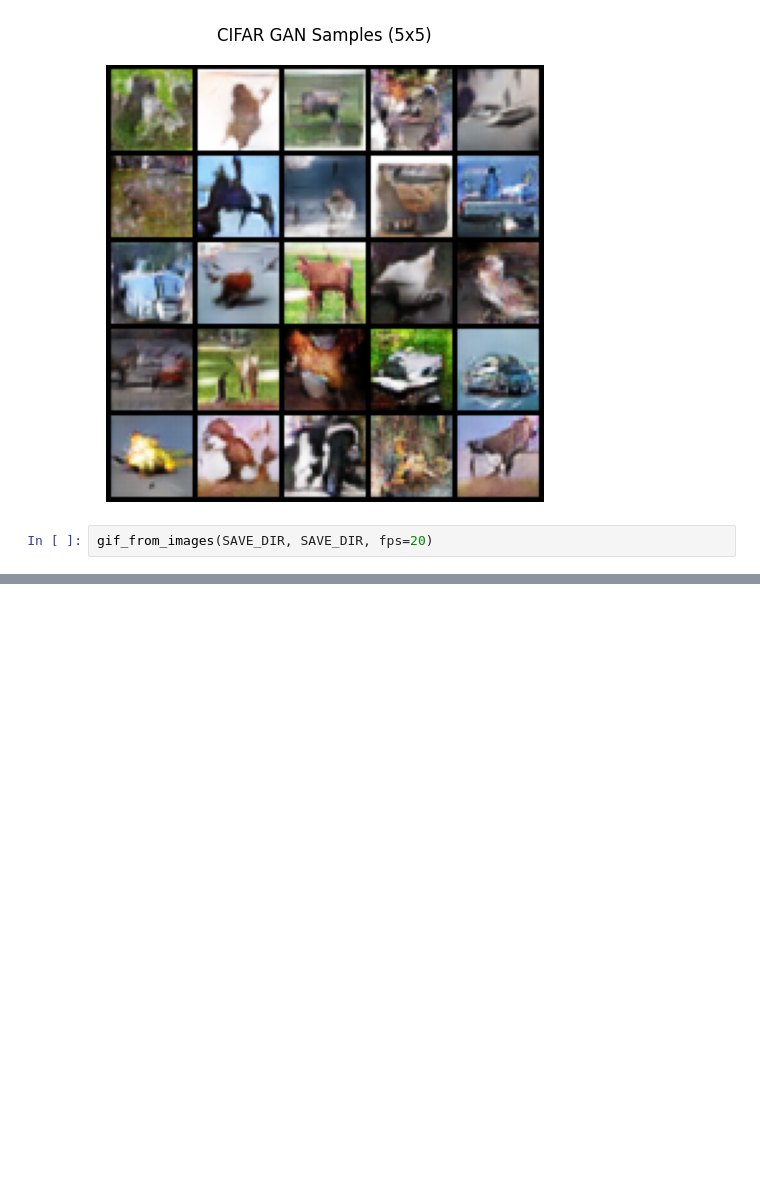
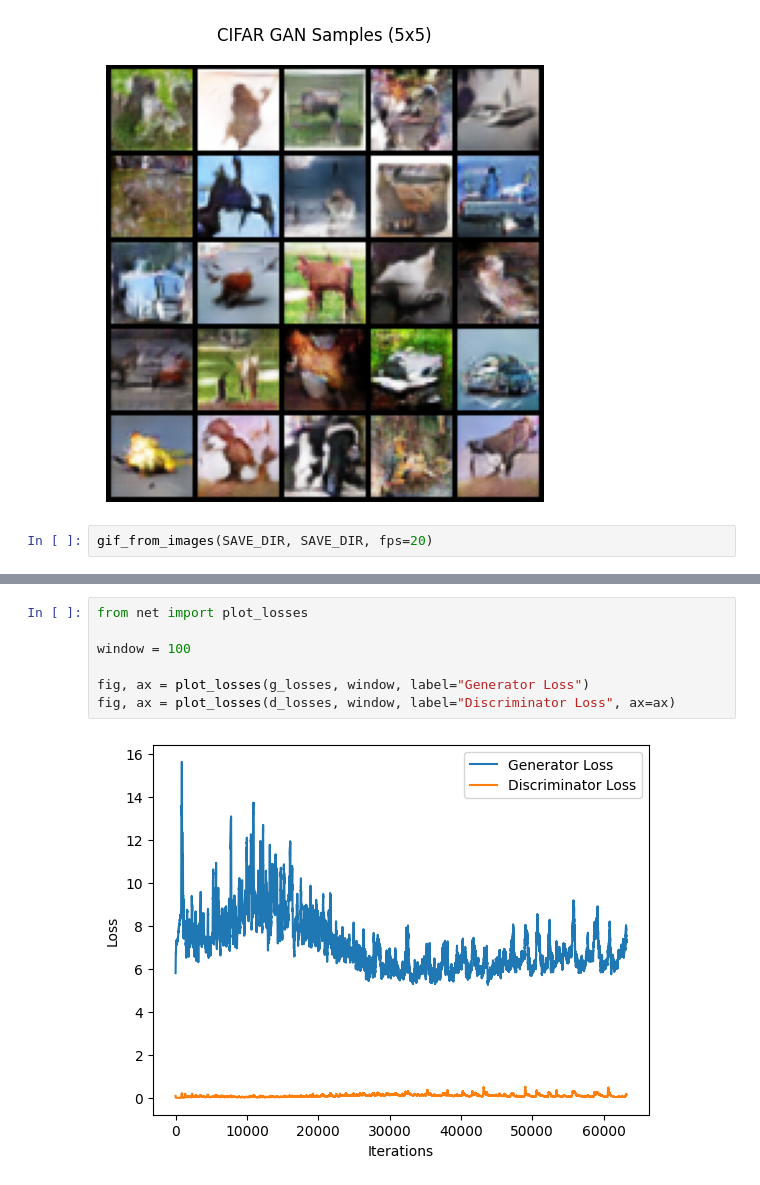
Before and after one commit to varunm18/image-generation-ai, a Jupyter notebook: gan.ipynb, the cells around one changed output, grey strips where cells are left out. Drawn from its saved outputs; the diff is of its cells as text; blank space fills up the shorter version.

```diff
--- a/gan.ipynb
+++ b/gan.ipynb
@@ -261,0 +397,9 @@ gif_from_images(SAVE_DIR, SAVE_DIR, fps=20)
+# %%
+from net import plot_losses
+
+window = 100
+
+fig, ax = plot_losses(g_losses, window, label="Generator Loss")
+fig, ax = plot_losses(d_losses, window, label="Discriminator Loss", ax=ax)
+# %% [output]
+[figure, added]
```
Also changed, not shown: parts of 5 cells of this notebook, 41 other files.
